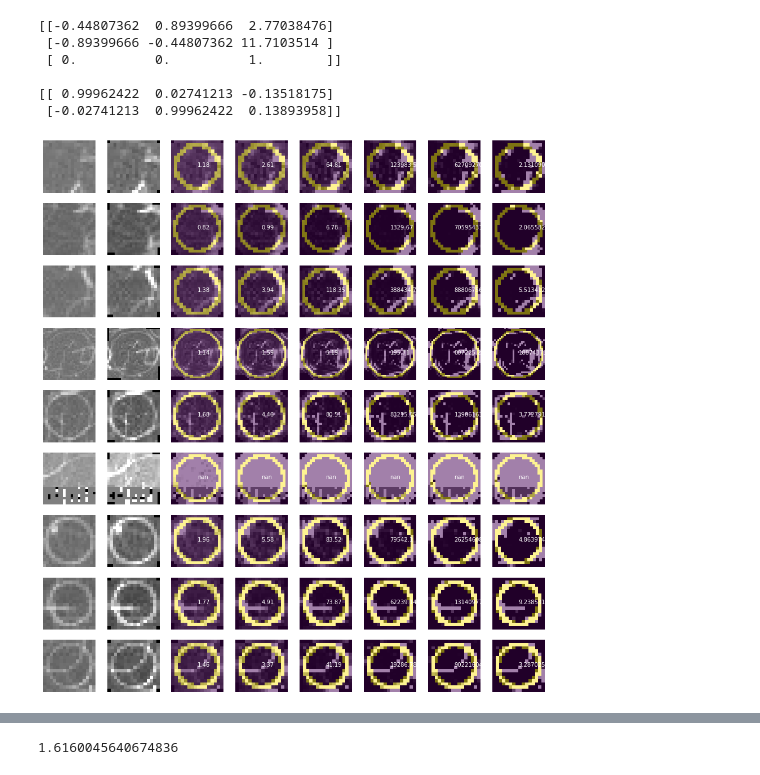
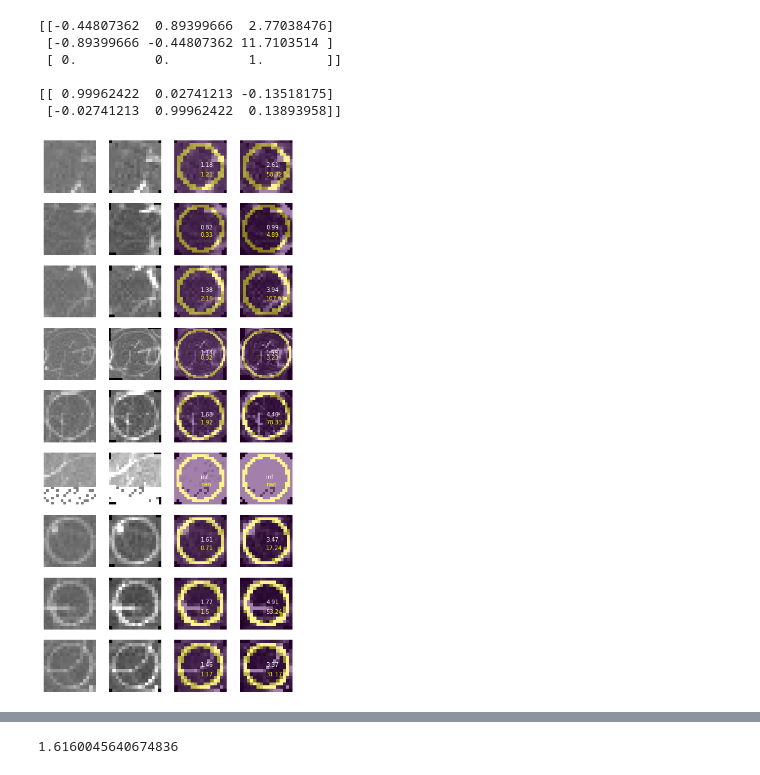
Before and after one commit to andrew-veriga/MathForML, a Jupyter notebook: ConvolutionalCoffieCircles.ipynb, the cells around one changed output, grey strips where cells are left out. Saved outputs shown, nothing was run; the diff lists cells and outputs as text; code cells hidden in the pictures.

```diff
--- a/ConvolutionalCoffieCircles.ipynb
+++ b/ConvolutionalCoffieCircles.ipynb
@@ -489,7 +477,7 @@ print(cv2.getRotationMatrix2D(tuple(_center), np.radians(angle), 1.))
 #     )
 # trial variables fro debugging
 ImageSize=[250,360]
-angle = np.radians(4)
+angle = 4
 # area for search
 image_area=np.copy(Image[:ImageSize[0],:ImageSize[1]])
 # image_area -= np.min(image_area)
@@ -498,13 +486,15 @@ image_area=np.copy(Image[:ImageSize[0],:ImageSize[1]])
 
 len = data.shape[0]
 # matrix for rotate
+r_angle = np.radians(angle)
 R = np.array([
-  [np.cos(angle), np.sin(angle), 0],
-  [-np.sin(angle), np.cos(angle), 0],
+  [np.cos(r_angle), np.sin(r_angle), 0],
+  [-np.sin(r_angle), np.cos(r_angle), 0],
   [0, 0, 1]
 ])
 
-cnt=6 #number of rotates
+
+cnt=2 #number of rotates
 fig, ax = plt.subplots(figsize=(2*(cnt+2),2*len))
 ax.axis('off')
 im_index = 0
@@ -516,12 +506,6 @@ for row in range(len):
   # background = np.logical_xor(_backmask, mask)
   mask_size = mask.shape[0]
   kernel = getKernel(size,0.8)
-  # add padding
-  # pad_size = mask_size // 2
-  # horisontal_pad = np.random.rand(ImageSize[0], pad_size)#, dtype=np.float64)
-  # vertical_pad = np.random.rand(pad_size, ImageSize[1]+pad_size*2)#, dtype=np.float64)
-  # image_area = np.hstack((horisontal_pad, Image[:ImageSize[0],:ImageSize[1]], horisontal_pad))
-  # image_area = np.vstack((vertical_pad, image_area, vertical_pad))
 
   #make strided submatrices
   sub_shape = (mask.shape)
@@ -542,39 +526,41 @@ for row in range(len):
   brightness = (lambda arr, msk: np.mean((arr)[:,:,msk],axis=2))#np.percentile((arr)[:,:,msk],90,axis=2)
   n1 = (lambda arr:np.max(arr-np.min(arr,axis=(2,3))[:,:,np.newaxis,np.newaxis],axis=(2,3)))
   normalised= (lambda arr:arr-np.mean(arr / n1(arr)[:,:,np.newaxis,np.newaxis], axis=(2,3) )[:,:,np.newaxis,np.newaxis]+1. )
-
   #multiply all matrices by their rotated copies elementwise
   # print((brightness(sub_matrices,mask) / brightness(sub_matrices,background))[Y, X])
 
   im_index+=1
   ax = fig.add_subplot(len,cnt+2,im_index)
   ax.axis('off')
   ax.imshow(normalised(sub_matrices)[Y, X], cmap=plt.get_cmap('gray'),vmin=0,vmax=2)
 
+  # rotation_mat = cv2.getRotationMatrix2D((center[0],center[1]), angle, 1.)
+
+  # new_matrices = cv2.warpAffine(normalised(sub_matrices), rotation_mat, (size, size))
   new_matrices[:,:,y_old,x_old] = normalised(sub_matrices)[:,:,y_new,x_new]
   first_brightness = brightness(new_matrices,mask)
 
   im_index+=1
   ax = fig.add_subplot(len,cnt+2,im_index)
   ax.axis('off')
 
   # box-= np.mean(box / np.max(box-np.min(box))) -1
 
   new_matrices = new_matrices * normalised(sub_matrices)
   ax.imshow(new_matrices[Y, X], cmap=plt.get_cmap('gray'),vmin=0,vmax=2)
 
   # print ((brightness(new_matrices,mask) / brightness(new_matrices,background))[Y, X])
   for col in range(cnt):
     new_matrices[:,:,y_old,x_old] *= new_matrices[:,:,y_new,x_new]
     im_index+=1
     ax = fig.add_subplot(len,cnt+2,im_index)
     ax.axis('off')
     ax.imshow(new_matrices[Y, X], cmap=plt.get_cmap('gray'),vmin=0,vmax=2)
     ax.imshow(mask,alpha=.5)
     conv_value = (brightness(new_matrices,mask) / first_brightness)[Y, X]
     ax.text(center[0],center[1],str(round(conv_value,2)),color='white')
-    # ax.text(center[0],center[1]+3,str(round(FuzzyCircleConv(new_matrices[Y,X],kernel),2)),color='yellow')
+    ax.text(center[0],center[1]+3,str(round(np.var(new_matrices[Y,X][mask]),2)),color='yellow')
 
   # return m
 # %% [output]
-[figure, old version]
+[figure, new version]
```
Also changed, not shown: parts of 8 cells of this notebook.
